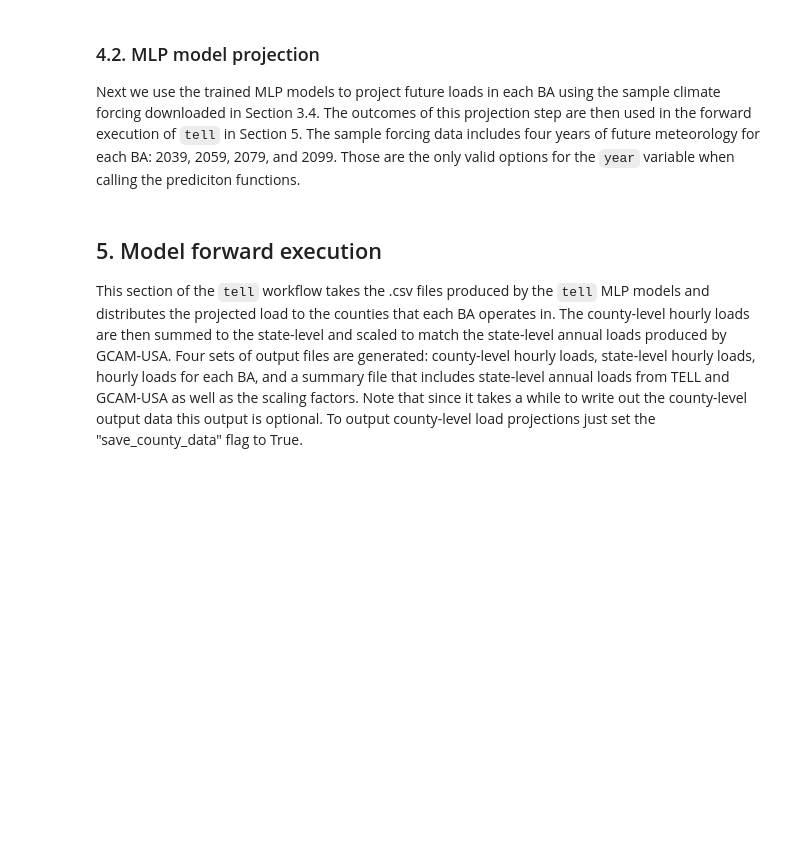
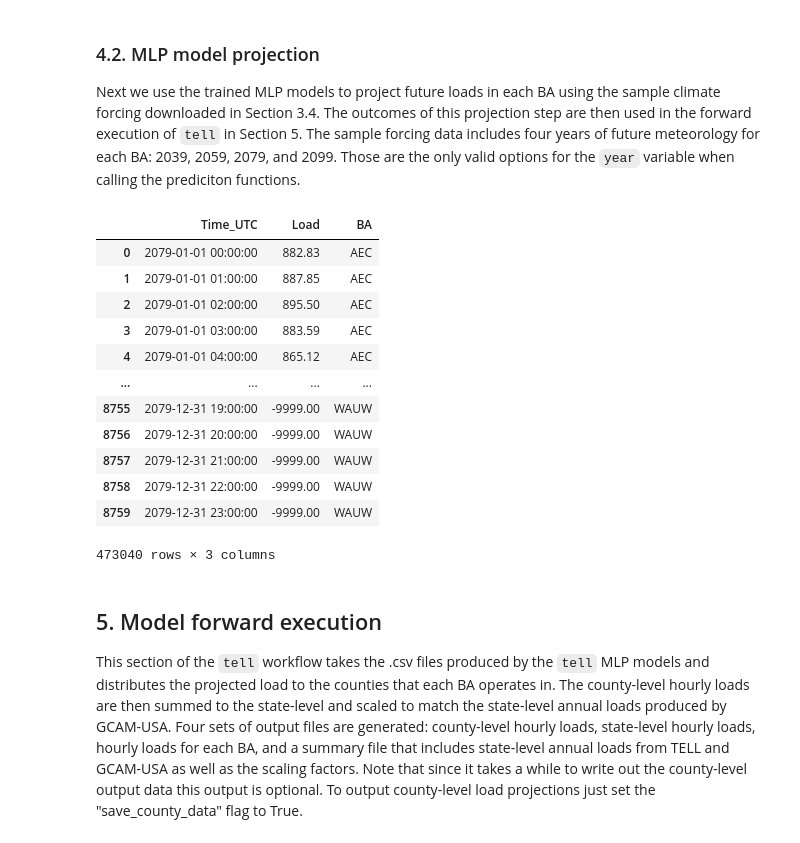
Before and after one commit to IMMM-SFA/tell, a Jupyter notebook: notebooks/tell_quickstarter.ipynb, the cells around one changed output. Saved outputs shown, nothing was run; the diff lists cells and outputs as text; code cells hidden in the pictures; blank space fills up the shorter version.

```diff
--- a/notebooks/tell_quickstarter.ipynb
+++ b/notebooks/tell_quickstarter.ipynb
@@ -152,18 +172,32 @@ pdf
 # %%
 # Generate a list of BA abbreviations to process:
 ba_abbrev_list = tell.get_balancing_authority_to_model_dict().keys()
 
 # Run the MLP prediction step for the list of BAs using parallel processing streams:
 pdf = tell.predict_batch(target_region_list = ba_abbrev_list,
-                         year = 2099,
+                         year = 2079,
                          data_dir = os.path.join(tell_data_dir, r'sample_forcing_data', r'future_weather', r'rcp85hotter_ssp5'),
                          datetime_field_name = 'Time_UTC',
                          save_prediction = True,
                          prediction_output_directory = os.path.join(tell_data_dir, r'outputs', r'mlp_output', r'rcp85hotter_ssp5'),
                          n_jobs = -1)
 
 # View the prediction dataframe:
 pdf
+# %% [output]
+|  | Time_UTC | Load | BA |
+| 0 | 2079-01-01 00:00:00 | 882.83 | AEC |
+| 1 | 2079-01-01 01:00:00 | 887.85 | AEC |
+| 2 | 2079-01-01 02:00:00 | 895.50 | AEC |
+| 3 | 2079-01-01 03:00:00 | 883.59 | AEC |
+| 4 | 2079-01-01 04:00:00 | 865.12 | AEC |
+| ... | ... | ... | ... |
+| 8755 | 2079-12-31 19:00:00 | -9999.00 | WAUW |
+| 8756 | 2079-12-31 20:00:00 | -9999.00 | WAUW |
+| 8757 | 2079-12-31 21:00:00 | -9999.00 | WAUW |
+| 8758 | 2079-12-31 22:00:00 | -9999.00 | WAUW |
+| 8759 | 2079-12-31 23:00:00 | -9999.00 | WAUW |
+473040 rows × 3 columns
 # %% [markdown]
 ## 5. Model forward execution
 
```
Also changed, not shown: parts of 4 cells of this notebook.
